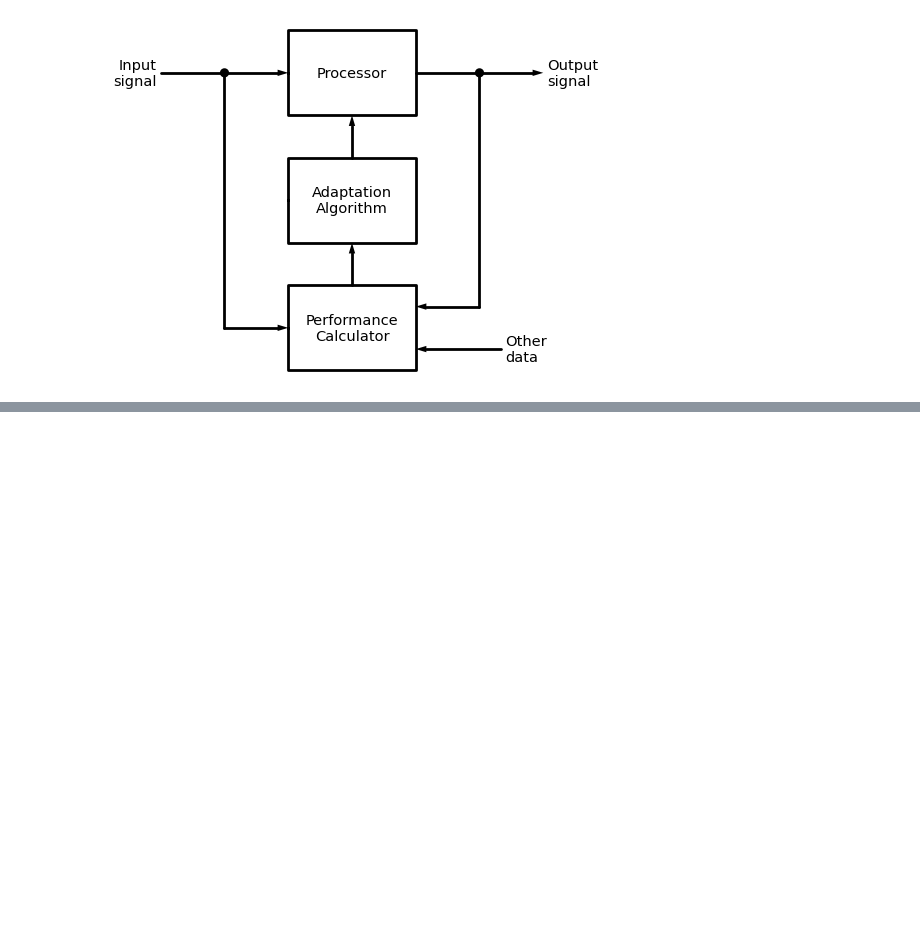
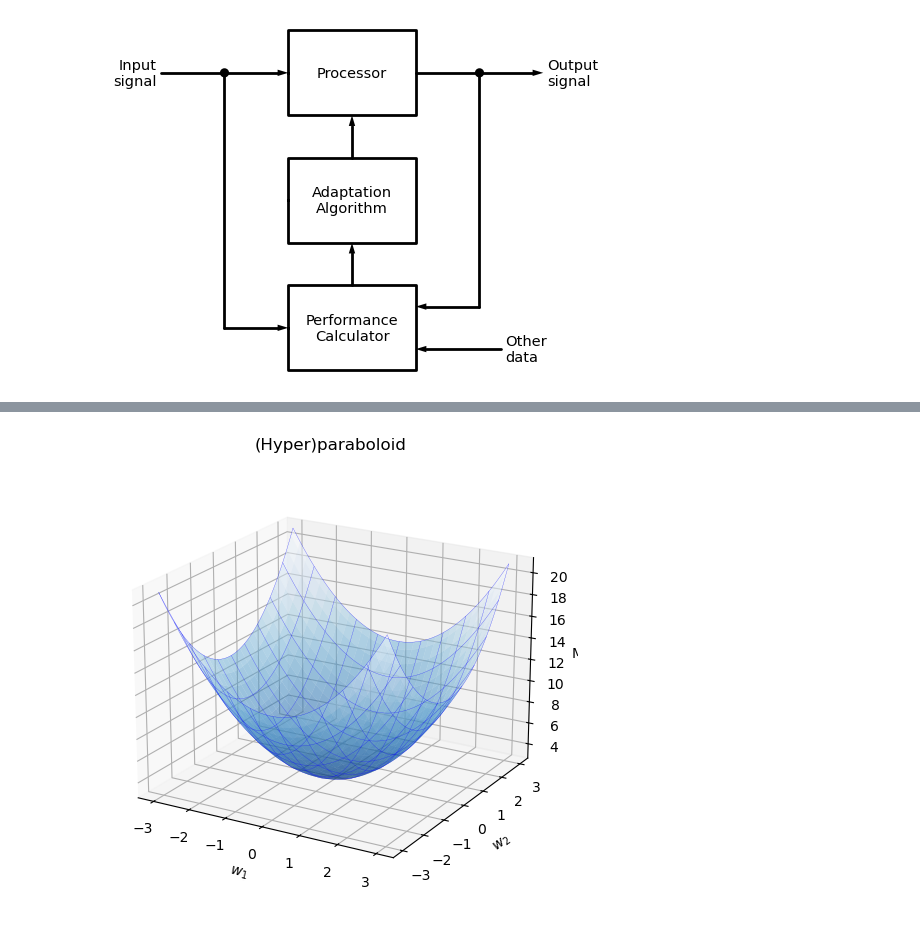
Before and after one commit to mauriziove/adaptive_filters, a Jupyter notebook: adaptive_filters.ipynb, the cells around one changed output, grey strips where cells are left out. Cells and saved outputs as stored; diff of their text form; code cells hidden in the pictures; blank space fills up the shorter version.

```diff
--- a/adaptive_filters.ipynb
+++ b/adaptive_filters.ipynb
@@ -161,0 +214,23 @@ with schemdraw.Drawing(fontsize=12) as d:
+# %%
+import numpy as np
+import matplotlib.pyplot as plt
+from mpl_toolkits.mplot3d import Axes3D
+
+fig = plt.figure(figsize=(12, 5))
+
+# 3D paraboloid
+ax1 = fig.add_subplot(121, projection='3d')
+w1 = np.linspace(-3, 3, 60)
+w2 = np.linspace(-3, 3, 60)
+W1, W2 = np.meshgrid(w1, w2)
+Z = W1**2 + 1*W2**2 + 3.0
+ax1.plot_surface(W1, W2, Z, alpha=0.5, cmap='Blues_r', edgecolor='none')
+ax1.plot_wireframe(W1, W2, Z, rstride=6, cstride=6, color='blue', linewidth=0.2, alpha=0.8)
+ax1.set_xlabel('$w_1$'); ax1.set_ylabel('$w_2$'); ax1.set_zlabel('MSE')
+ax1.set_title('(Hyper)paraboloid')
+ax1.view_init(elev=20, azim=-60)
+
+plt.tight_layout()
+plt.show()
+# %% [output]
+[figure, added]
```
Also changed, not shown: parts of 4 cells of this notebook.
